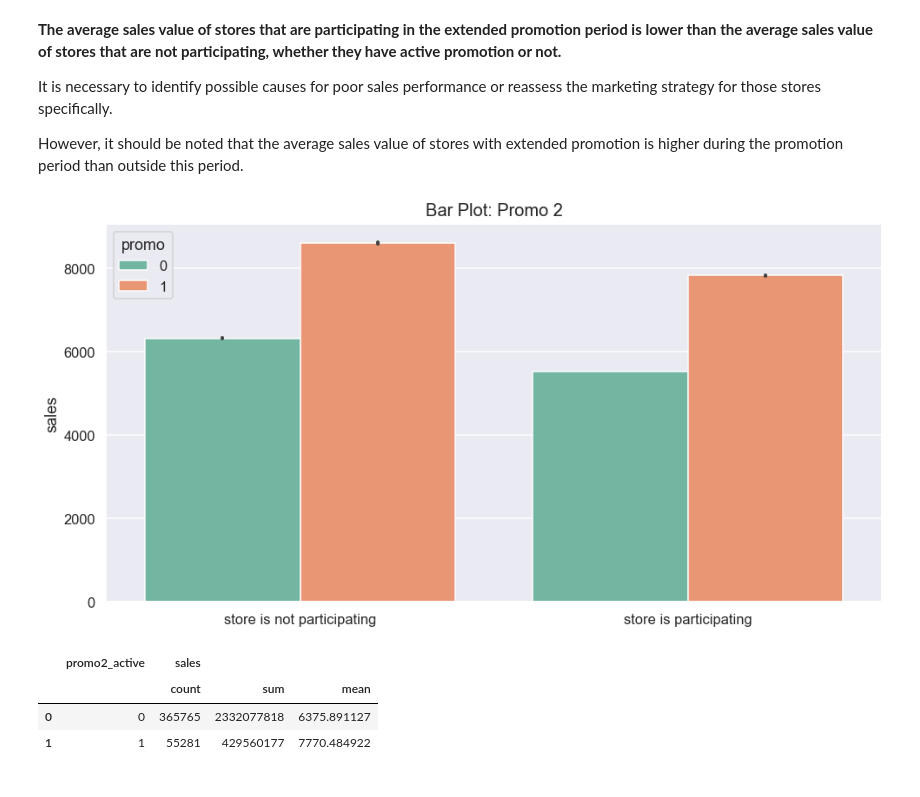
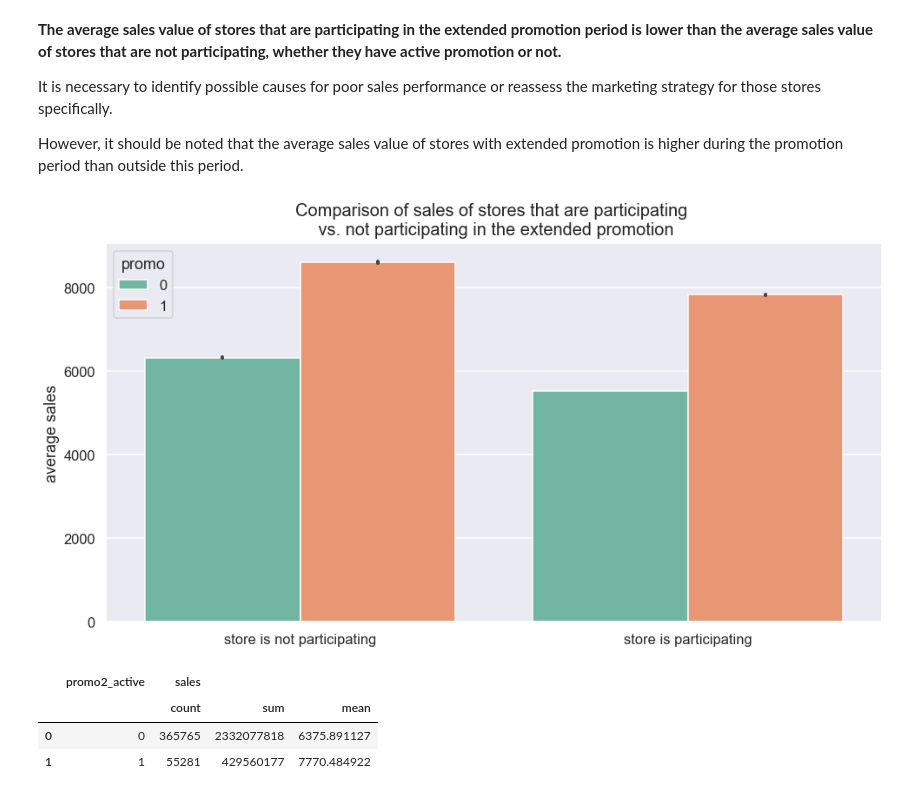
Before and after one commit to douglascpsouza/store_sales_prediction, a Jupyter notebook: notebooks/stg04_eda.ipynb, the cells around one changed output. Saved outputs shown, nothing was run; the diff lists cells and outputs as text; code cells hidden in the pictures.

Commit message:
bivariate analisys finished

```diff
--- a/notebooks/stg04_eda.ipynb
+++ b/notebooks/stg04_eda.ipynb
@@ -1380,18 +1380,20 @@ However, it should be noted that the average sales value of stores with extended
 # %%
 # promo2 - bar plot
 
 # A bar plot represents an estimate of Central Tendency (MEAN) for a numeric variable with the height of
 # each rectangle and provides some indication of the uncertainty around that estimate using error bars.
 
 # ci -> confidence interval of 95%
 ax = sns.barplot(x='promo2', y='sales', hue='promo', data=df4, ci=95)
 ax.figure.set_size_inches(16, 8)
-ax.set_title('Bar Plot: Promo 2', fontsize=20, pad=10)
+ax.set_title('Comparison of sales of stores that are participating \n vs. not participating in the extended promotion', fontsize=20, pad=10)
 ax.set_xlabel('')
+ax.set_ylabel('average sales')
 ax.set_xticklabels(['store is not participating', 'store is participating'])
+# ax.get_figure().savefig('../img/bivar_analysis/promo2_comparison_avg_sales.png')
 ax;
 # %% [output]
-[figure, old version]
+[figure, new version]
 # %%
 # analysing the average sales of promo2 stores only
 # comparing the results:  promo2-on  vs  promo2-off
```
Also changed, not shown: parts of 27 cells of this notebook, 11 other files.
